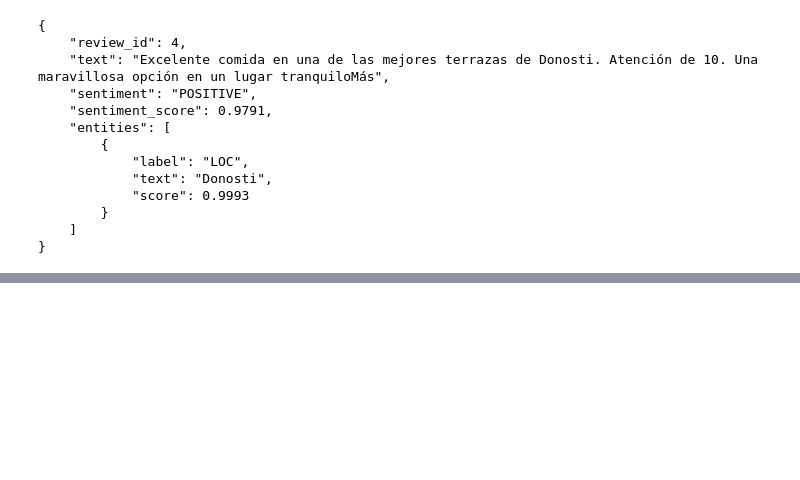
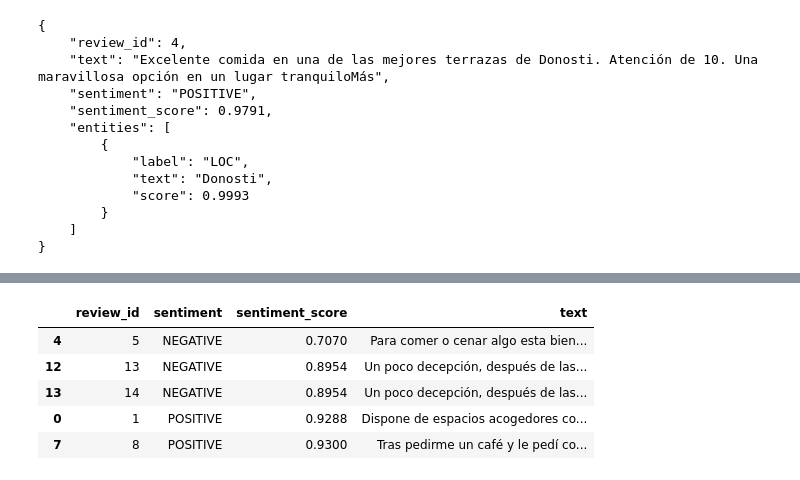
Before and after one commit to donmatthiuz/NLP, a Jupyter notebook: Lab4.ipynb, the cells around one changed output, grey strips where cells are left out. Drawn from its saved outputs; the diff is of its cells as text; code cells hidden in the pictures; blank space fills up the shorter version.

```diff
--- a/Lab4.ipynb
+++ b/Lab4.ipynb
@@ -313,0 +383,15 @@ else:
+# %%
+
+# Cinco reseñas de menor confianza
+menor_confianza = df_resumen.nsmallest(5, "sentiment_score")
+
+display(
+    menor_confianza[["review_id", "sentiment", "sentiment_score", "text"]]
+)
+# %% [output]
+|  | review_id | sentiment | sentiment_score | text |
+| 4 | 5 | NEGATIVE | 0.7070 | Para comer o cenar algo esta bien... |
+| 12 | 13 | NEGATIVE | 0.8954 | Un poco decepción, después de las... |
+| 13 | 14 | NEGATIVE | 0.8954 | Un poco decepción, después de las... |
+| 0 | 1 | POSITIVE | 0.9288 | Dispone de espacios acogedores co... |
+| 7 | 8 | POSITIVE | 0.9300 | Tras pedirme un café y le pedí co... |
```
Also changed, not shown: parts of 11 cells of this notebook, 1 other file.
